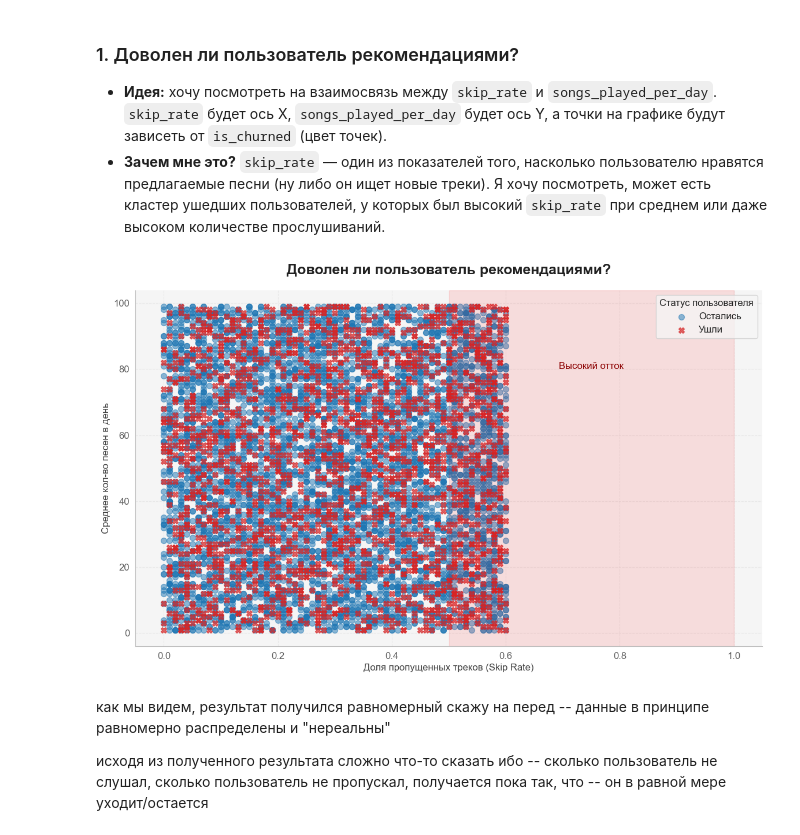
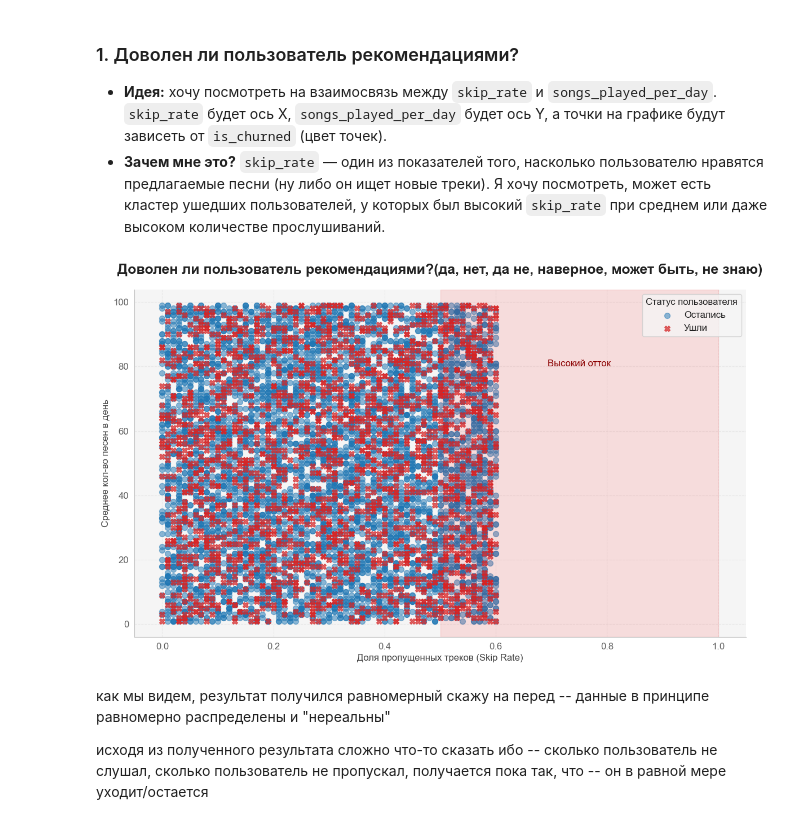
Before and after one commit to UladzislauShuman/university_homework, a Jupyter notebook: famcs_homework/ML/lab1/spotify_analysis.ipynb, the cells around one changed output. Saved outputs shown, nothing was run; the diff lists cells and outputs as text; code cells hidden in the pictures.

```diff
--- a/famcs_homework/ML/lab1/spotify_analysis.ipynb
+++ b/famcs_homework/ML/lab1/spotify_analysis.ipynb
@@ -131,7 +131,7 @@ ax.scatter(
 # --- Украшаем ---
 
 # главный заголовок графика
-ax.set_title('Доволен ли пользователь рекомендациями?',
+ax.set_title('Доволен ли пользователь рекомендациями?(да, нет, да не, наверное, может быть, не знаю)',
              fontsize=18,
              fontweight='bold',
              pad=20 # отступ
@@ -151,34 +151,34 @@ ax.grid(
         True,
         linestyle='--', # делает ее пунктирной
         alpha=0.6 # делает ее полупрозрачной
         )
 
 # убираем верхнюю и правую рамки графика
 ax.spines[['top', 'right']].set_visible(False)
 
 # выделяем на графике область от 0.5 до 1.0 по skipe_rate
 ax.axvspan(
         0.5,
         1.0,
         color='red',
         alpha=0.1,
         label='Высокий отток')
 
 # добавляем текстовую аннотацию
 ax.text(
         # координаты
         0.75,
         80,
         'Высокий отток', # сама надпись
         ha='center', # выравниваем по центру
         fontsize=12,
         color='darkred'
         )
 
 # отображаем
 plt.show()
 # %% [output]
-[figure, old version]
+[figure, new version]
 # %% [markdown]
 как мы видем, результат получился равномерный
 скажу на перед -- данные в принципе равномерно распределены и "нереальны"
```
Also changed, not shown: parts of 3 cells of this notebook, 1 other file.
